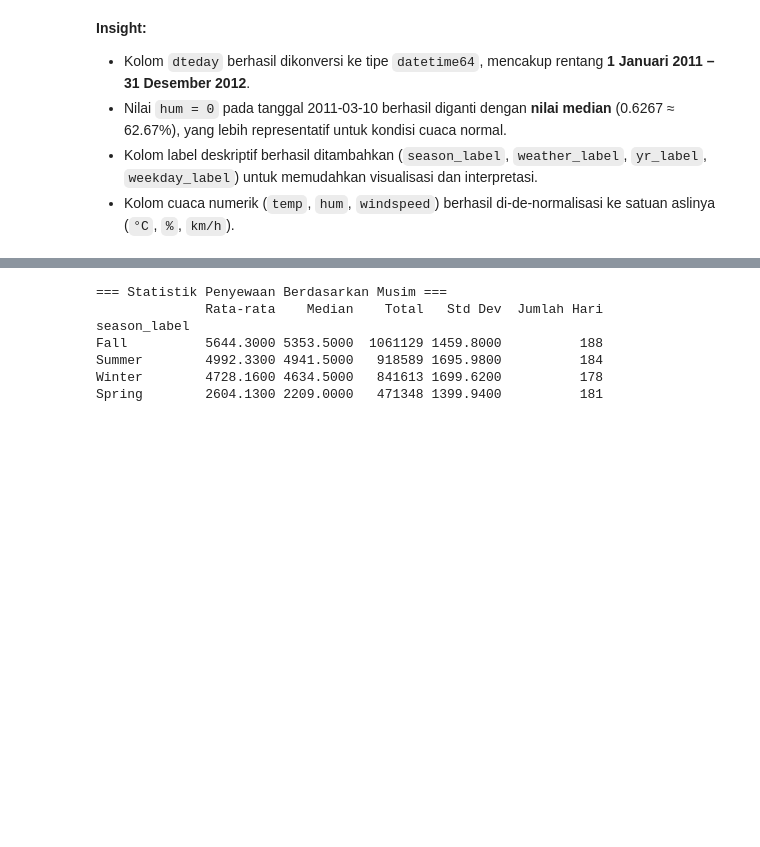
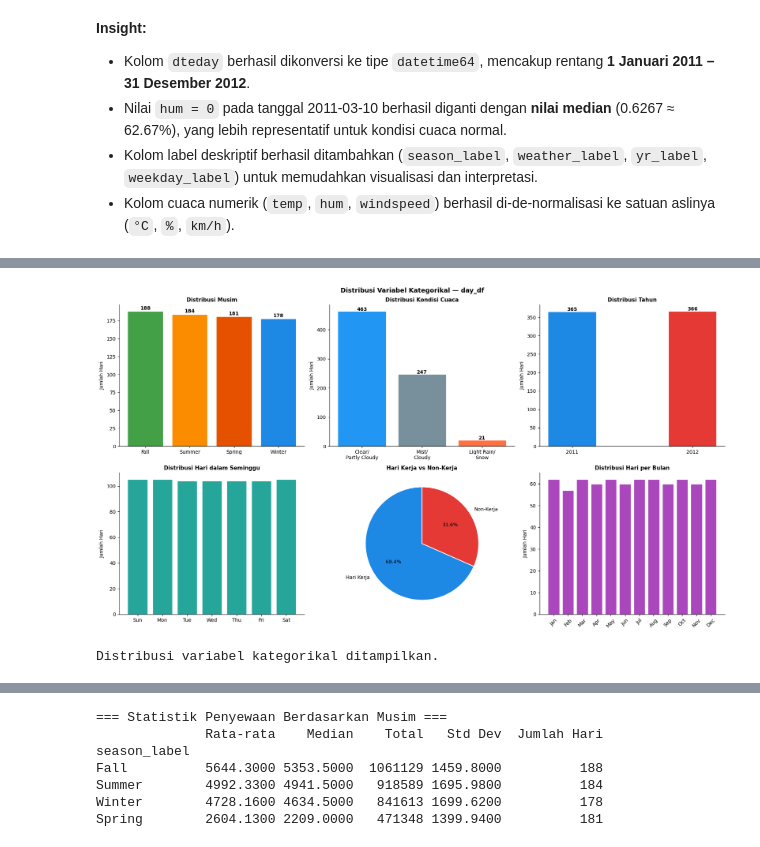
Before and after one commit to Vikrimustafa1/bike-sharing-analysis, a Jupyter notebook: notebook.ipynb, the cells around one changed output, grey strips where cells are left out. Cells and saved outputs as stored; diff of their text form; code cells hidden in the pictures; blank space fills up the shorter version.

```diff
--- a/notebook.ipynb
+++ b/notebook.ipynb
@@ -396,0 +604,60 @@ Pada tahap ini, kita akan mengeksplorasi data secara mendalam untuk menjawab ked
+# %%
+# Visualisasi distribusi kategorikal (bar chart)
+fig, axes = plt.subplots(2, 3, figsize=(18, 10))
+fig.suptitle('Distribusi Variabel Kategorikal — day_df', fontsize=13, fontweight='bold')
+
+# Musim
+s_count = day_df['season_label'].value_counts()
+axes[0][0].bar(s_count.index, s_count.values,
+               color=['#43A047','#FB8C00','#E65100','#1E88E5'], edgecolor='white')
+axes[0][0].set_title('Distribusi Musim', fontsize=11, fontweight='bold')
+axes[0][0].set_ylabel('Jumlah Hari')
+for i,(v,c) in enumerate(zip(s_count.index,s_count.values)):
+    axes[0][0].text(i, c+2, str(c), ha='center', fontsize=10, fontweight='bold')
+
+# Kondisi Cuaca
+w_count = day_df['weather_label'].value_counts()
+w_labels = ['Clear/\nPartly Cloudy','Mist/\nCloudy','Light Rain/\nSnow']
+w_vals   = [w_count.get(k,0) for k in ['Clear/Partly Cloudy','Mist/Cloudy','Light Rain/Snow']]
+axes[0][1].bar(w_labels, w_vals, color=['#2196F3','#78909C','#FF7043'], edgecolor='white')
+axes[0][1].set_title('Distribusi Kondisi Cuaca', fontsize=11, fontweight='bold')
+axes[0][1].set_ylabel('Jumlah Hari')
+for i,v in enumerate(w_vals):
+    axes[0][1].text(i, v+2, str(v), ha='center', fontsize=10, fontweight='bold')
+
+# Tahun
+y_count = day_df['yr_label'].value_counts().sort_index()
+axes[0][2].bar(y_count.index, y_count.values, color=['#1E88E5','#E53935'], edgecolor='white', width=0.4)
+axes[0][2].set_title('Distribusi Tahun', fontsize=11, fontweight='bold')
+axes[0][2].set_ylabel('Jumlah Hari')
+for i,v in enumerate(y_count.values):
+    axes[0][2].text(i, v+2, str(v), ha='center', fontsize=10, fontweight='bold')
+
+# Hari dalam seminggu
+weekday_order = ['Sun','Mon','Tue','Wed','Thu','Fri','Sat']
+wd_count = day_df['weekday_label'].value_counts().reindex(weekday_order)
+axes[1][0].bar(wd_count.index, wd_count.values, color='#26A69A', edgecolor='white')
+axes[1][0].set_title('Distribusi Hari dalam Seminggu', fontsize=11, fontweight='bold')
+axes[1][0].set_ylabel('Jumlah Hari')
+
+# Hari kerja vs non-kerja (pie)
+wd_pie = day_df['workingday'].value_counts().rename({1:'Hari Kerja', 0:'Non-Kerja'})
+axes[1][1].pie(wd_pie.values, labels=wd_pie.index, autopct='%1.1f%%',
+               colors=['#1E88E5','#E53935'], startangle=90,
+               wedgeprops=dict(edgecolor='white', linewidth=1.5))
+axes[1][1].set_title('Hari Kerja vs Non-Kerja', fontsize=11, fontweight='bold')
+
+# Distribusi per bulan
+month_names = ['Jan','Feb','Mar','Apr','May','Jun','Jul','Aug','Sep','Oct','Nov','Dec']
+mnth_count = day_df['mnth'].value_counts().sort_index()
+axes[1][2].bar(month_names, mnth_count.values, color='#AB47BC', edgecolor='white')
+axes[1][2].set_title('Distribusi Hari per Bulan', fontsize=11, fontweight='bold')
+axes[1][2].set_ylabel('Jumlah Hari')
+axes[1][2].tick_params(axis='x', rotation=45)
+
+plt.tight_layout()
+plt.show()
+print("Distribusi variabel kategorikal ditampilkan.")
+# %% [output]
+[figure, added]
+Distribusi variabel kategorikal ditampilkan.
```
Also changed, not shown: parts of 36 cells of this notebook.
